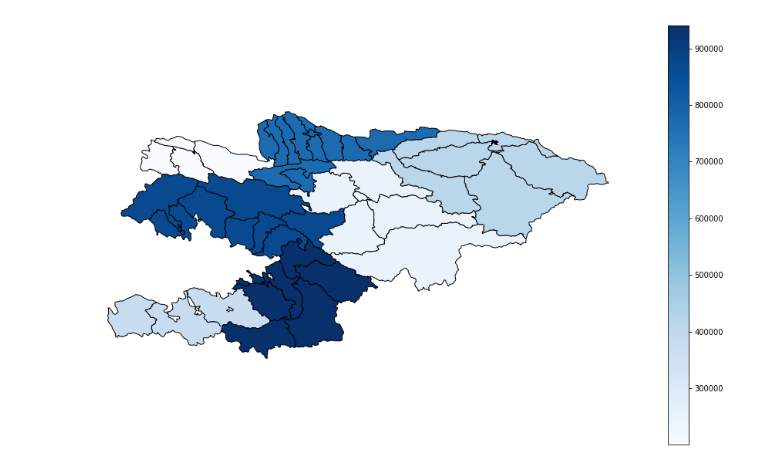
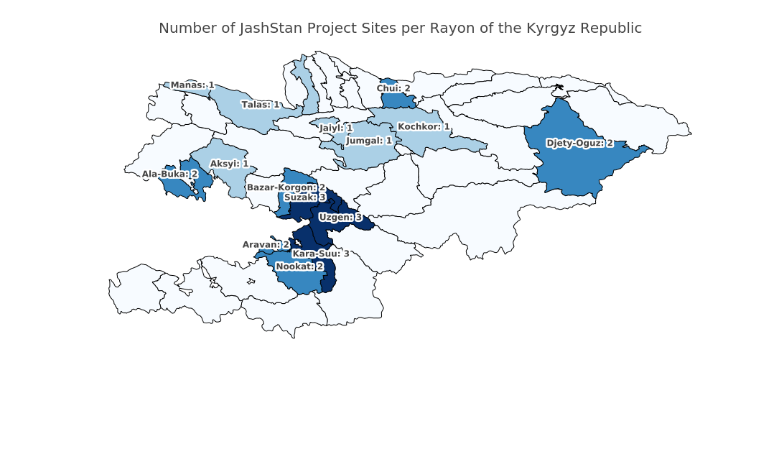
Before and after one commit to Adigine/JashStan-Youth-Peace-Building, a Jupyter notebook: Maps/kg_admin_1&2.ipynb, the cells around one changed output. Drawn from its saved outputs; the diff is of its cells as text; code cells hidden in the pictures; blank space fills up the shorter version.

Commit message:
Rayon and Oblast maps of project site numbers working.

```diff
--- a/Maps/kg_admin_1&2.ipynb
+++ b/Maps/kg_admin_1&2.ipynb
@@ -85,8 +165,27 @@ kg_admin_2
 # %%
 #setting parameters
-colors = 7
+colors = 5
 cmap = 'Blues'
 figsize = (16, 10)
 
 # creating list of districts to label in for-loup below
 districts=[]
+# %%
+
+
+#plotting
+ax = kg_admin_1.dropna().plot(column=kg_admin_1['Count of Project Sites'], cmap=cmap, figsize=figsize, k=colors, legend=False, edgecolor='black')
+ax.set_axis_off()
+# ax.get_legend().set_bbox_to_anchor((.9, .3))
+title = 'Number of JashStan Project Sites per Oblast of the Kyrgyz Republic'
+ax.set_title(title, color='#444444', fontdict={'fontsize': 20}, loc='center')
+for idx, row in kg_admin_1.iterrows():
+    label = f"{row['Province']}: {row['Count of Project Sites']}"
+    txt = plt.annotate(s=label, xy=row['label_coords'],
+             color='#444444', fontsize=14, weight='bold', ha='center', va='bottom')
+    txt.set_path_effects([PathEffects.withStroke(linewidth=3, foreground='w')])
+#         plt.annotate(s=row['Russian'], xy=row['coords'],
+#                  color='red', horizontalalignment='left')
+
+
+    plt.savefig(f'{title}.png')
@@ -93,20 +194,22 @@ districts=[]
 # %%
 
 
 #plotting
-ax = kg_admin_2.dropna().plot(column=kg_admin_2['Population (1999)'], cmap=cmap, figsize=figsize, k=colors, legend=True, edgecolor='black')
-#     merged[merged[year].isna()].plot(ax=ax, color='#fafafa', hatch='///')
+ax = kg_admin_2.dropna().plot(column=kg_admin_2['Count of Project Sites'], cmap=cmap, figsize=figsize, k=colors, legend=False, edgecolor='black')
 ax.set_axis_off()
-#     ax.set_xlim([-1.5e7, 1.7e7])
-# title = '{} of Kyrgyzstan by Region'.format(year)
-# ax.set_title(title, fontdict={'fontsize': 20}, loc='center')
-# for idx, row in merged.iterrows():
-#     plt.annotate(s=row['Name'], xy=row['coords'],
-#              color='#9fa560', fontsize=12, weight='bold', horizontalalignment='center')
-#         plt.annotate(s=row['Russian'], xy=row['coords'],
-#                  color='red', horizontalalignment='left')
+# ax.get_legend().set_bbox_to_anchor((.9, .3))
+title = 'Number of JashStan Project Sites per Rayon of the Kyrgyz Republic'
+ax.set_title(title, color='#444444', fontdict={'fontsize': 20}, loc='center')
+for idx, row in kg_admin_2.iterrows():
+    if row['Count of Project Sites'] != 0:
+        label = f"{row['District']}: {row['Count of Project Sites']}"
+        txt = plt.annotate(s=label, xy=row['label_coords'],
+                 color='#444444', fontsize=12, weight='bold', ha='center', va='bottom')
+        txt.set_path_effects([PathEffects.withStroke(linewidth=5, foreground='w')])
+    #         plt.annotate(s=row['Russian'], xy=row['coords'],
+    #                  color='red', horizontalalignment='left')
 
 
-#     plt.savefig(f'{year}.png')
+    plt.savefig(f'{title}.png')
 # %% [output]
-[figure, old version]
+[figure, new version]
```
Also changed, not shown: parts of 9 cells of this notebook, 6 other files.
